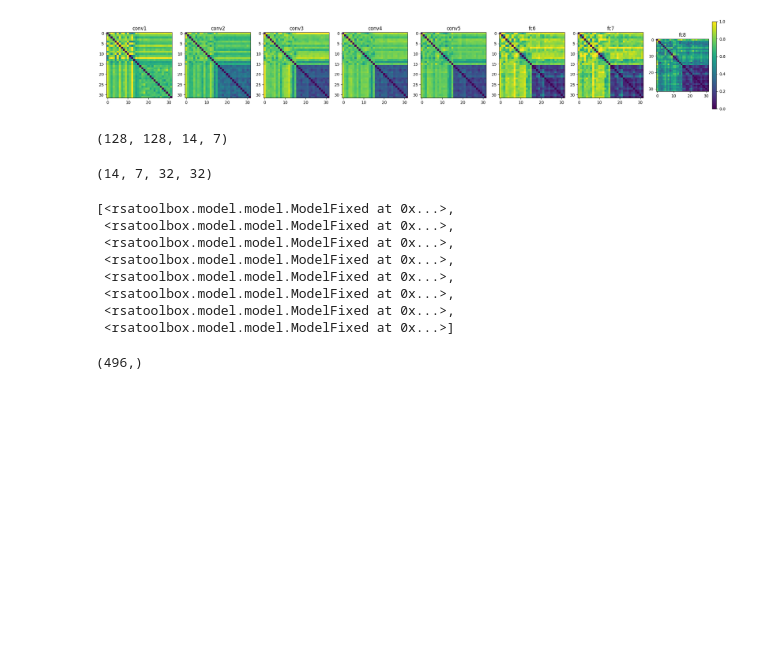
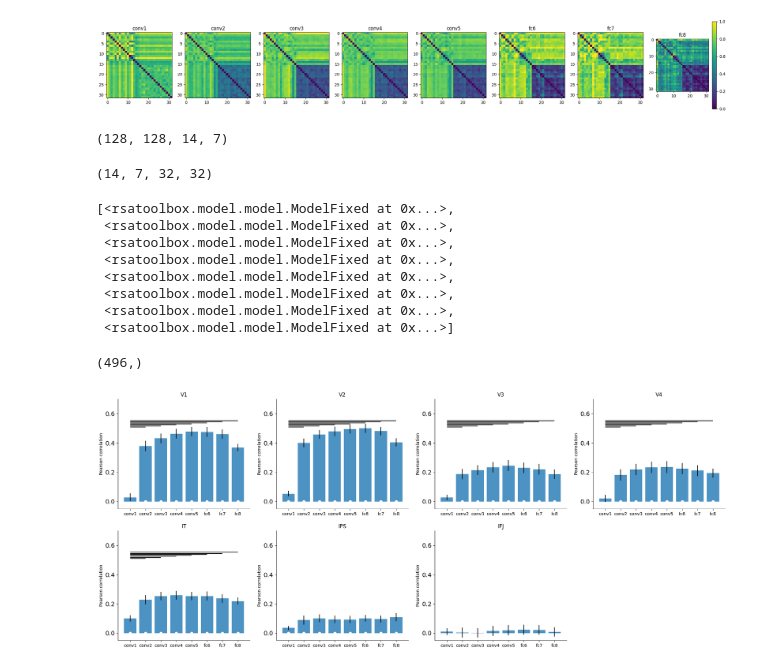
Before and after one commit to jkderrick028/interp_deepnets, a Jupyter notebook: demo.ipynb, the cells around one changed output. Drawn from its saved outputs; the diff is of its cells as text; code cells hidden in the pictures; blank space fills up the shorter version.

Commit message:
inference

```diff
--- a/demo.ipynb
+++ b/demo.ipynb
@@ -115,4 +115,79 @@ models
 models[0].rdm.shape
 # %% [output]
 (496,)
+# %%
+output = {}
+significance_level = 0.05
+
+fig, ax = plt.subplots(2, 4, figsize=(25, 10))
+
+for roiI in np.arange(n_ROIs):
+    dataRDMs = rsa.rdm.rdms.RDMs(RDMs_neural['RDMs_subj_region'][:, roiI, :, :].squeeze())
+    train_set, test_set, ceil_set = rsa.inference.sets_leave_one_out_rdm(dataRDMs)
+    results = rsa.inference.crossval(models, dataRDMs, train_set, test_set, ceil_set=ceil_set, method='corr')
+
+    evaluations = results.evaluations.squeeze()
+    means = evaluations.mean(axis=1)
+    stes = evaluations.std(axis=1)/np.sqrt(evaluations.shape[1])
+
+    plt.axes(ax.ravel()[roiI])
+    ax.ravel()[roiI].bar(np.arange(n_layers), means, yerr=stes, alpha=0.8)
+    ax.ravel()[roiI].set_ylabel('Pearson correlation')
+    ax.ravel()[roiI].set_yticks(np.arange(0, 0.7, 0.2))
+    ax.ravel()[roiI].set_xticks(np.arange(n_layers))
+    ax.ravel()[roiI].set_xticklabels(layer_names)
+    ax.ravel()[roiI].set_title(f'{ROI_names[roiI]}')
+    ax.ravel()[roiI].set_ylim([-0.05, 0.7])
+    ax.ravel()[roiI].spines['top'].set_visible(False)
+    ax.ravel()[roiI].spines['right'].set_visible(False)
+
+    # test if model performance is significantly higher than 0
+    t_result = scipy.stats.ttest_ind(evaluations, np.zeros(evaluations.shape), equal_var=False, axis=1, alternative='greater')
+    output['t_zero'] = t_result
+    pvalues = t_result[1]
+    pvalues = scipy.stats.false_discovery_control(pvalues)
+    is_significant = pvalues <= significance_level
+    x = np.where(is_significant)[0]
+    plt.scatter(x, np.zeros(x.shape), c=[1, 1, 1])
+
+    # pair-wise model comparisons
+    pairwise_comparison_result = []
+    pvalues = []
+    for i in np.arange(n_layers - 1):
+        for j in np.arange(i + 1, n_layers):
+            t_result = scipy.stats.ttest_ind(evaluations[i, :], evaluations[j, :], alternative='two-sided')
+            pairwise_comparison_result.append(t_result)
+            pvalues.append(t_result[1])
+    output['t_pairwise'] = pairwise_comparison_result
+    pvalues = np.array(pvalues)
+    pvalues = scipy.stats.false_discovery_control(pvalues)
+    is_significant = pvalues <= significance_level
+    pointer = 0
+    n_pairs = len(pairwise_comparison_result)
+    y_start = 0.51
+    y_end = 0.7
+    y_steps = np.linspace(y_start, y_end, num=n_pairs)
+    y_selected = []
+    x_selected = []
+    for i in np.arange(n_layers - 1):
+        for j in np.arange(i + 1, n_layers):
+            if is_significant[pointer]:
+                y_selected.append(y_steps[pointer])
+                x_selected.append((i, j))
+            pointer += 1
+    n_selected = len(x_selected)
+    if n_selected > 0:
+        for i in np.arange(n_selected):
+            ax.ravel()[roiI].hlines(y=y_selected[i], xmin=x_selected[i][0], xmax=x_selected[i][1], color='k')
+
+    # rsa.vis.plot_model_comparison(results_cv)
+
+    # results = rsa.inference.eval_fixed(models, dataRDMs, method='corr')
+    # rsa.vis.plot_model_comparison(results)
+
+    # plt.title(ROI_names[roiI])
+
+ax.ravel()[7].set_visible(False)
+# %% [output]
+[figure, added]
 # %%
```
Also changed, not shown: parts of 1 cell of this notebook.
